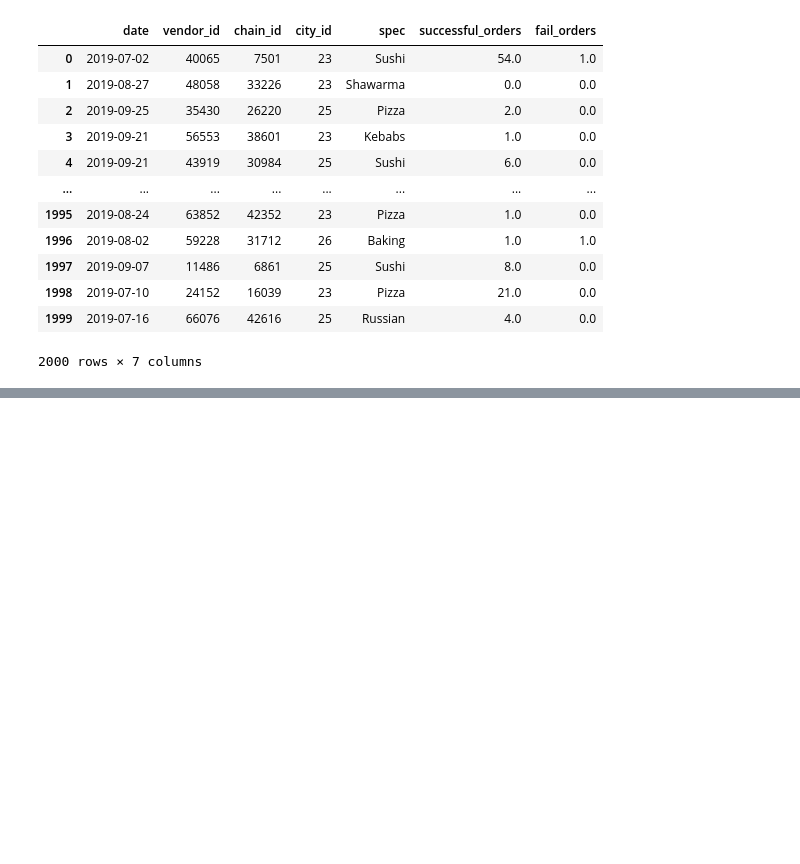
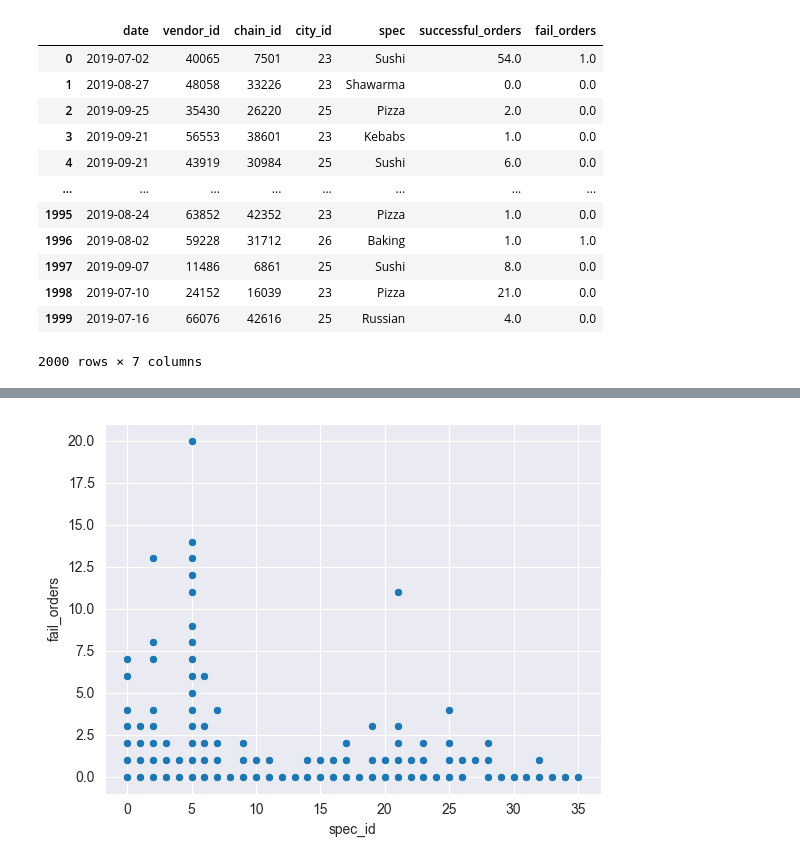
Before and after one commit to DMMPrice/Python-class, a Jupyter notebook: Project - 4/Order_analysis.ipynb, the cells around one changed output, grey strips where cells are left out. Cells and saved outputs as stored; diff of their text form; code cells hidden in the pictures; blank space fills up the shorter version.

```diff
--- a/Project - 4/Order_analysis.ipynb
+++ b/Project - 4/Order_analysis.ipynb
@@ -184,0 +257,5 @@ translated_df
+# %%
+sns.scatterplot(x='spec_id',y='fail_orders',data=translated_df)
+plt.show()
+# %% [output]
+[figure, added]
```
Also changed, not shown: parts of 7 cells of this notebook, 8 other files.
